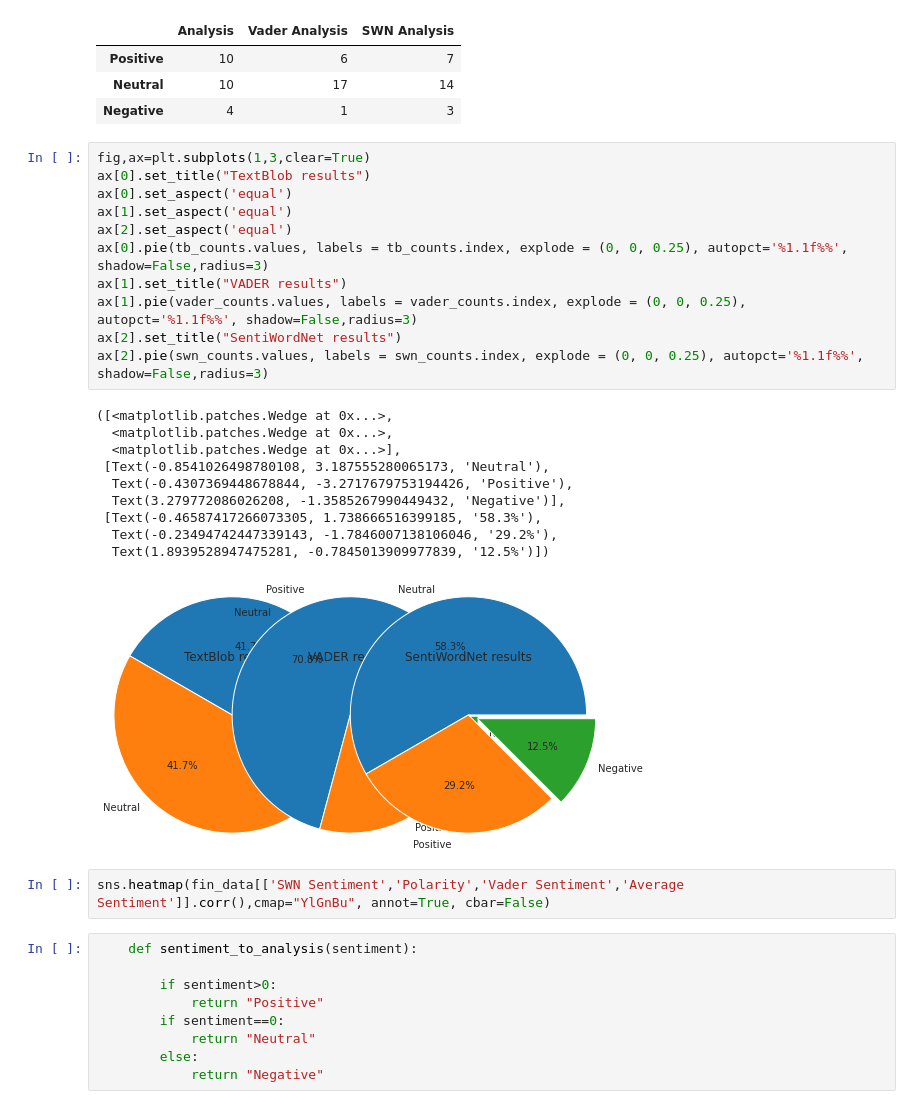
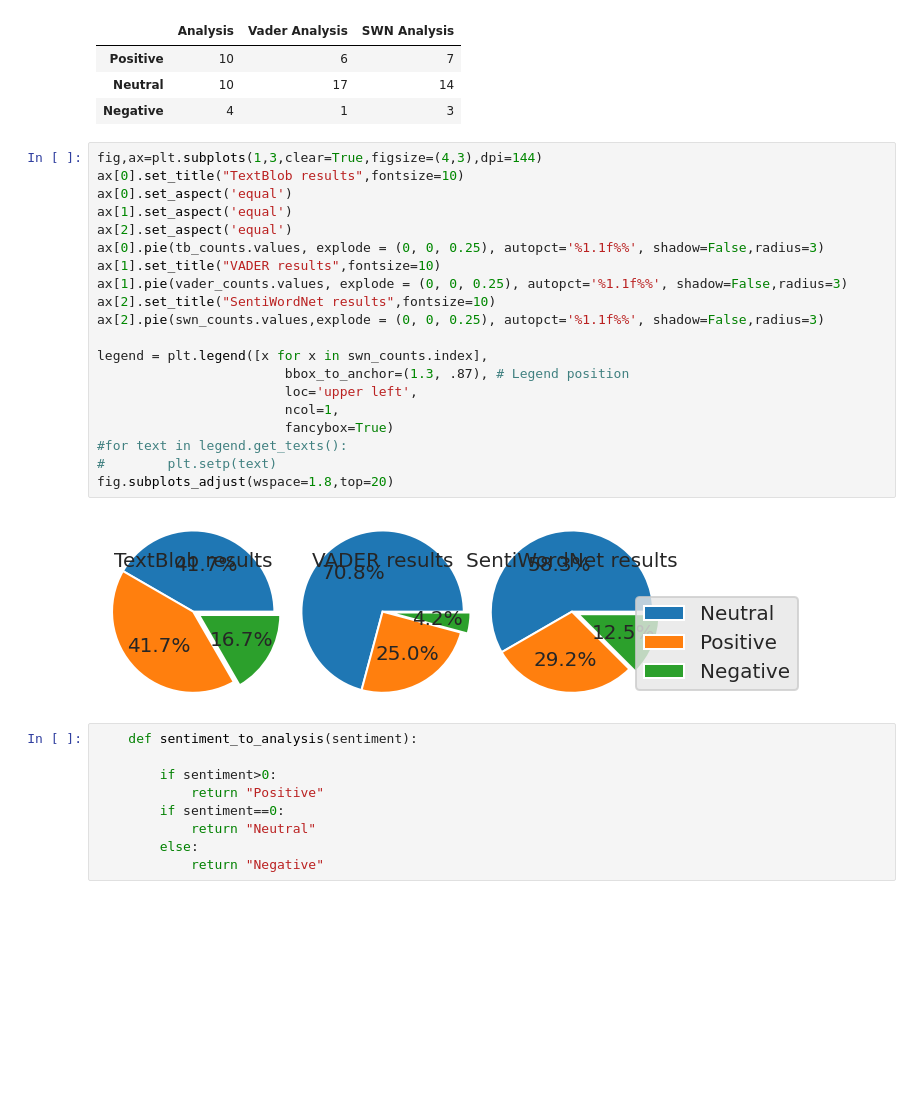
Before and after one commit to yassmin1/Coffee_Lovers, a Jupyter notebook: coffee_review_sentiments.ipynb, the cells around one changed output. Drawn from its saved outputs; the diff is of its cells as text; blank space fills up the shorter version.

```diff
--- a/coffee_review_sentiments.ipynb
+++ b/coffee_review_sentiments.ipynb
@@ -287,29 +287,27 @@ pd.concat((tb_counts,vader_counts,swn_counts),axis=1)
 | Neutral | 10 | 17 | 14 |
 | Negative | 4 | 1 | 3 |
 # %%
-fig,ax=plt.subplots(1,3,clear=True)
-ax[0].set_title("TextBlob results")
+fig,ax=plt.subplots(1,3,clear=True,figsize=(4,3),dpi=144)
+ax[0].set_title("TextBlob results",fontsize=10)
 ax[0].set_aspect('equal')
 ax[1].set_aspect('equal')
 ax[2].set_aspect('equal')
-ax[0].pie(tb_counts.values, labels = tb_counts.index, explode = (0, 0, 0.25), autopct='%1.1f%%', shadow=False,radius=3)
-ax[1].set_title("VADER results")
-ax[1].pie(vader_counts.values, labels = vader_counts.index, explode = (0, 0, 0.25), autopct='%1.1f%%', shadow=False,radius=3)
-ax[2].set_title("SentiWordNet results")
-ax[2].pie(swn_counts.values, labels = swn_counts.index, explode = (0, 0, 0.25), autopct='%1.1f%%', shadow=False,radius=3)
+ax[0].pie(tb_counts.values, explode = (0, 0, 0.25), autopct='%1.1f%%', shadow=False,radius=3)
+ax[1].set_title("VADER results",fontsize=10)
+ax[1].pie(vader_counts.values, explode = (0, 0, 0.25), autopct='%1.1f%%', shadow=False,radius=3)
+ax[2].set_title("SentiWordNet results",fontsize=10)
+ax[2].pie(swn_counts.values,explode = (0, 0, 0.25), autopct='%1.1f%%', shadow=False,radius=3)
+
+legend = plt.legend([x for x in swn_counts.index],
+                        bbox_to_anchor=(1.3, .87), # Legend position
+                        loc='upper left',
+                        ncol=1,
+                        fancybox=True)
+#for text in legend.get_texts():
+#        plt.setp(text)
+fig.subplots_adjust(wspace=1.8,top=20)
 # %% [output]
-([<matplotlib.patches.Wedge at 0x...>,
-  <matplotlib.patches.Wedge at 0x...>,
-  <matplotlib.patches.Wedge at 0x...>],
- [Text(-0.8541026498780108, 3.187555280065173, 'Neutral'),
-  Text(-0.4307369448678844, -3.2717679753194426, 'Positive'),
-  Text(3.279772086026208, -1.3585267990449432, 'Negative')],
- [Text(-0.46587417266073305, 1.738666516399185, '58.3%'),
-  Text(-0.23494742447339143, -1.7846007138106046, '29.2%'),
-  Text(1.8939528947475281, -0.7845013909977839, '12.5%')])
-[figure, old version]
+[figure, new version]
-# %%
-sns.heatmap(fin_data[['SWN Sentiment','Polarity','Vader Sentiment','Average Sentiment']].corr(),cmap="YlGnBu", annot=True, cbar=False)
 # %%
     def sentiment_to_analysis(sentiment):
 
```
Also changed, not shown: parts of 4 cells of this notebook.
